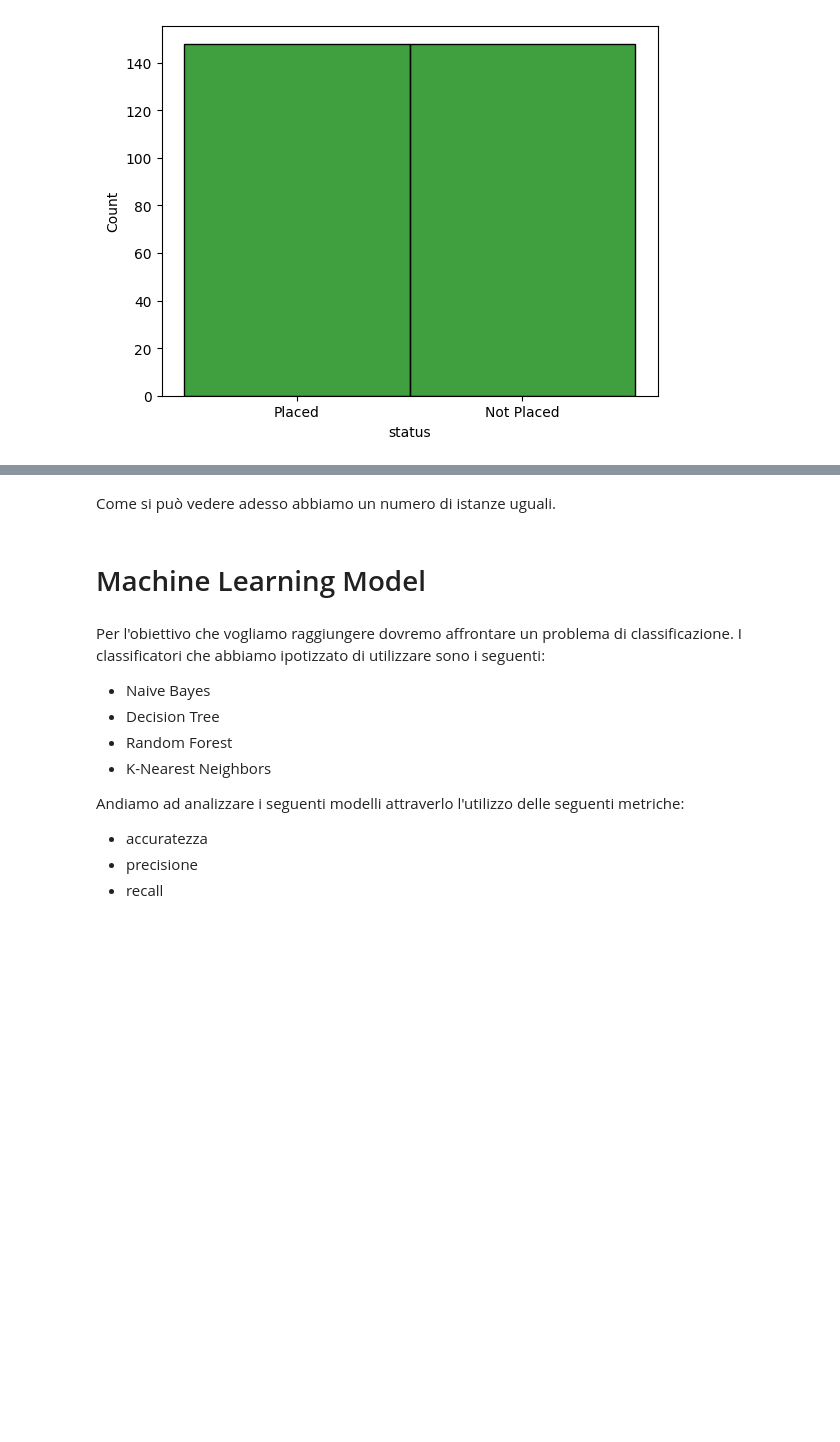
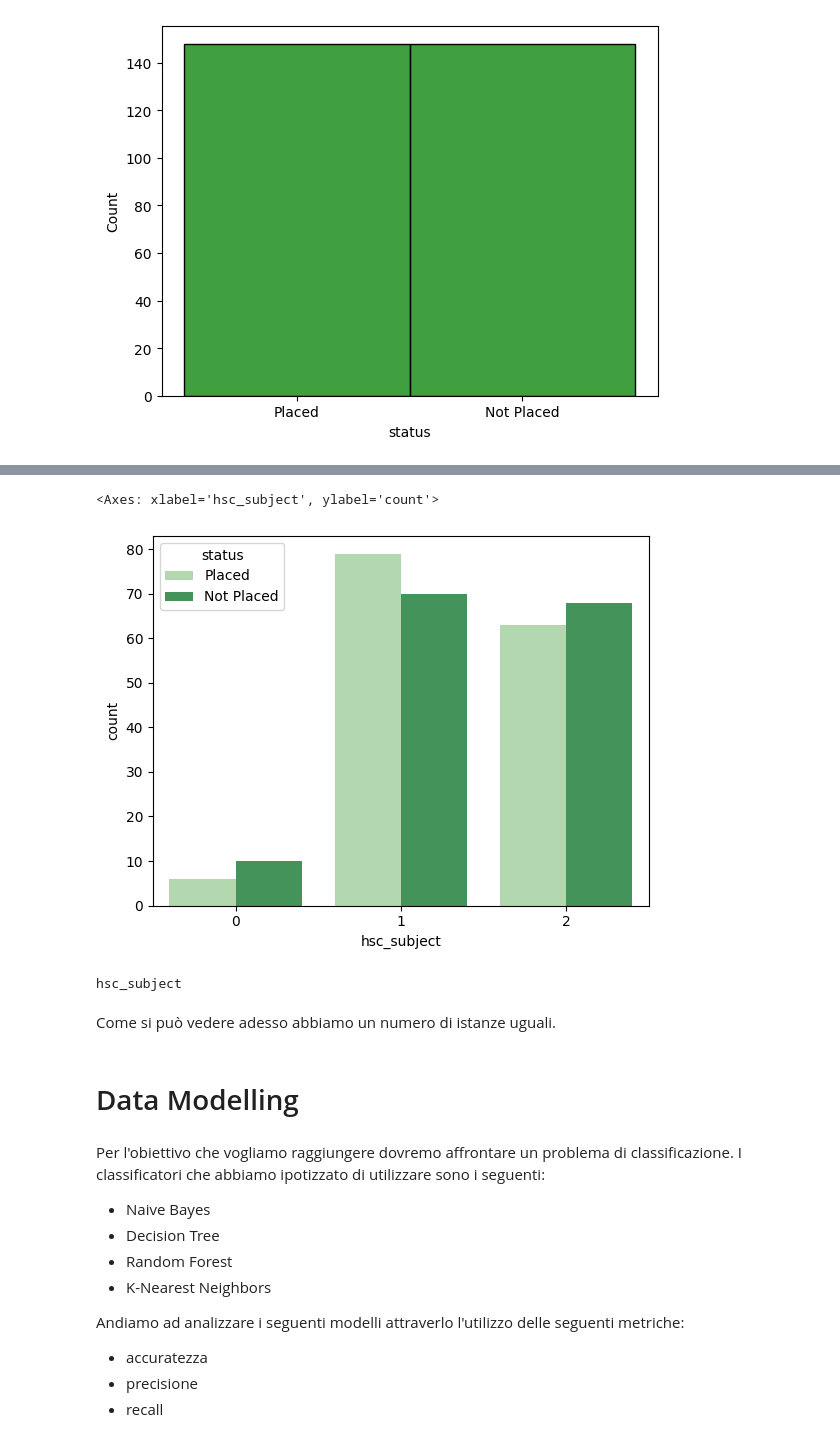
Before and after one commit to ShackWove/UGotTheJob, a Jupyter notebook: UGotTheJob.ipynb, the cells around one changed output, grey strips where cells are left out. Saved outputs shown, nothing was run; the diff lists cells and outputs as text; code cells hidden in the pictures; blank space fills up the shorter version.

```diff
--- a/UGotTheJob.ipynb
+++ b/UGotTheJob.ipynb
@@ -266,7 +279,17 @@ sbs.histplot(y, legend=True, color="green")
+# %%
+sbs.countplot(data=df,x=categorical_features[3],hue="status",palette="Greens")
+# %% [output]
+<Axes: xlabel='hsc_subject', ylabel='count'>
+[figure, added]
+# %%
+
+print(df[categorical_features[3]])
+# %% [output]
+hsc_subject
 # %% [markdown]
 Come si può vedere adesso abbiamo un numero di istanze uguali.
-# %% [markdown]
-# Machine Learning Model
+# %% [markdown]
+# Data Modelling
 # %% [markdown]
 Per l'obiettivo che vogliamo raggiungere dovremo affrontare un problema di classificazione. I classificatori che abbiamo ipotizzato di utilizzare  sono i seguenti:
 - Naive Bayes
```
Also changed, not shown: parts of 9 cells of this notebook, 1 other file.
